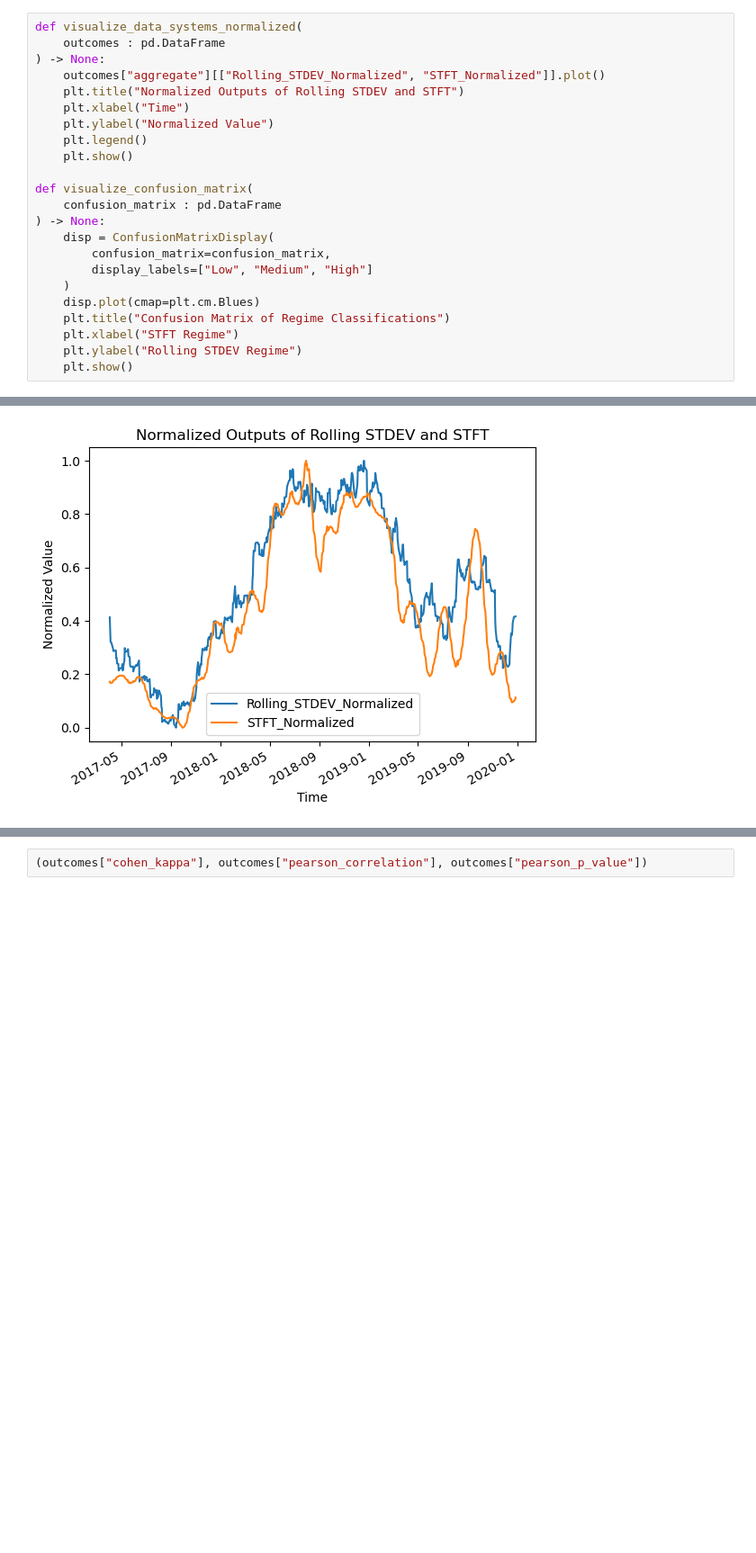
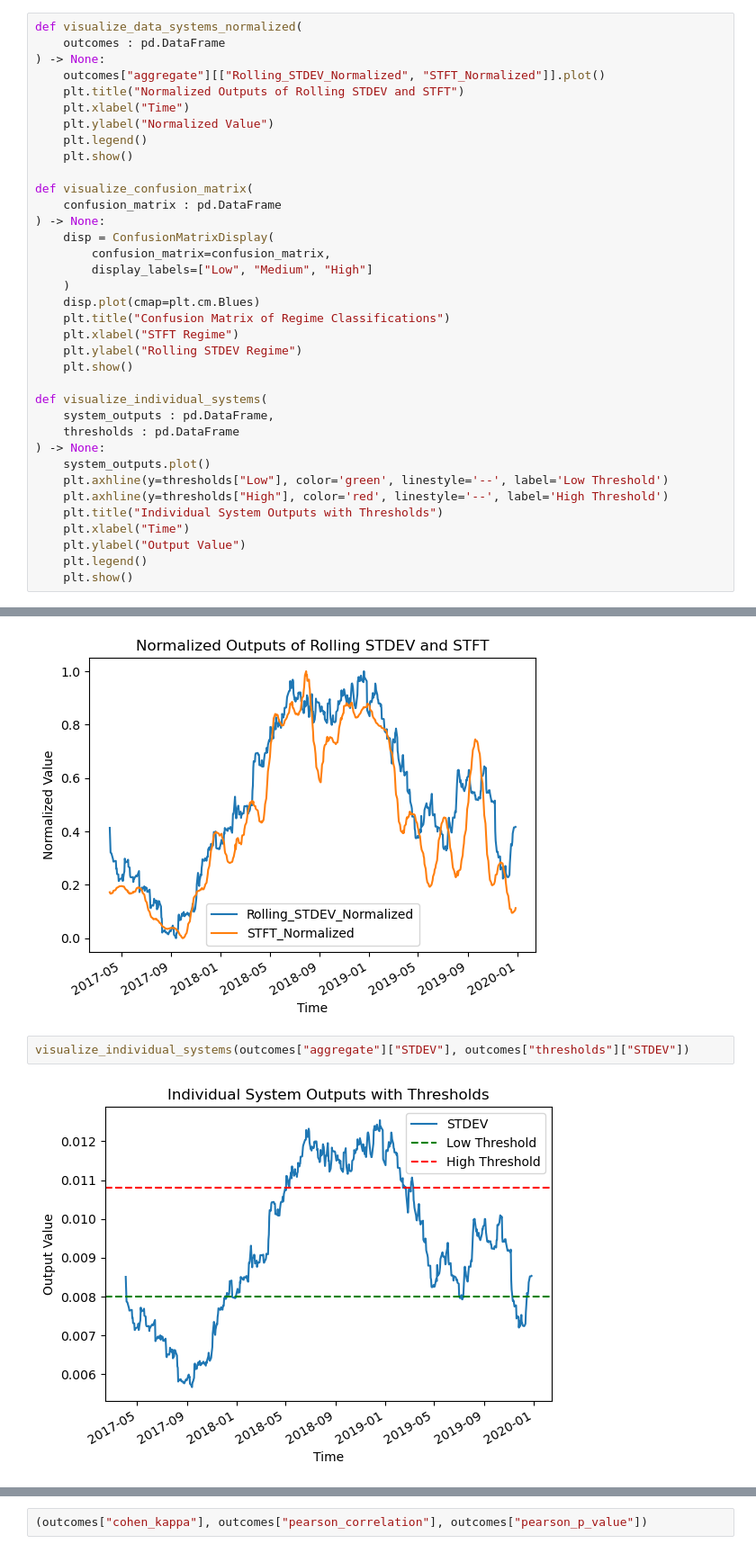
Before and after one commit to williamjames10231/Comparative-analysis-of-Rolling-Standard-Deviation-to-Short-Time-Fourier-Transfom, a Jupyter notebook: notebook/Findings.ipynb, the cells around one changed output, grey strips where cells are left out. Shown at 90% size. Drawn from its saved outputs; the diff is of its cells as text; blank space fills up the shorter version.

Commit message:
done the visualizations

```diff
--- a/notebook/Findings.ipynb
+++ b/notebook/Findings.ipynb
@@ -71,6 +71,19 @@ def visualize_confusion_matrix(
     plt.xlabel("STFT Regime")
     plt.ylabel("Rolling STDEV Regime")
     plt.show()
+
+def visualize_individual_systems(
+    system_outputs : pd.DataFrame,
+    thresholds : pd.DataFrame
+) -> None:
+    system_outputs.plot()
+    plt.axhline(y=thresholds["Low"], color='green', linestyle='--', label='Low Threshold')
+    plt.axhline(y=thresholds["High"], color='red', linestyle='--', label='High Threshold')
+    plt.title("Individual System Outputs with Thresholds")
+    plt.xlabel("Time")
+    plt.ylabel("Output Value")
+    plt.legend()
+    plt.show()
 # %% [markdown]
 ## 64 days rolling window
 - Both systems performed almost the same analytically
@@ -83,3 +96,7 @@ outcomes = comparator_engine.trial_single_window(interval=64)
 visualize_data_systems_normalized(outcomes)
 # %% [output]
 [figure]
+# %%
+visualize_individual_systems(outcomes["aggregate"]["STDEV"], outcomes["thresholds"]["STDEV"])
+# %% [output]
+[figure, added]
```
Also changed, not shown: parts of 5 cells of this notebook.
